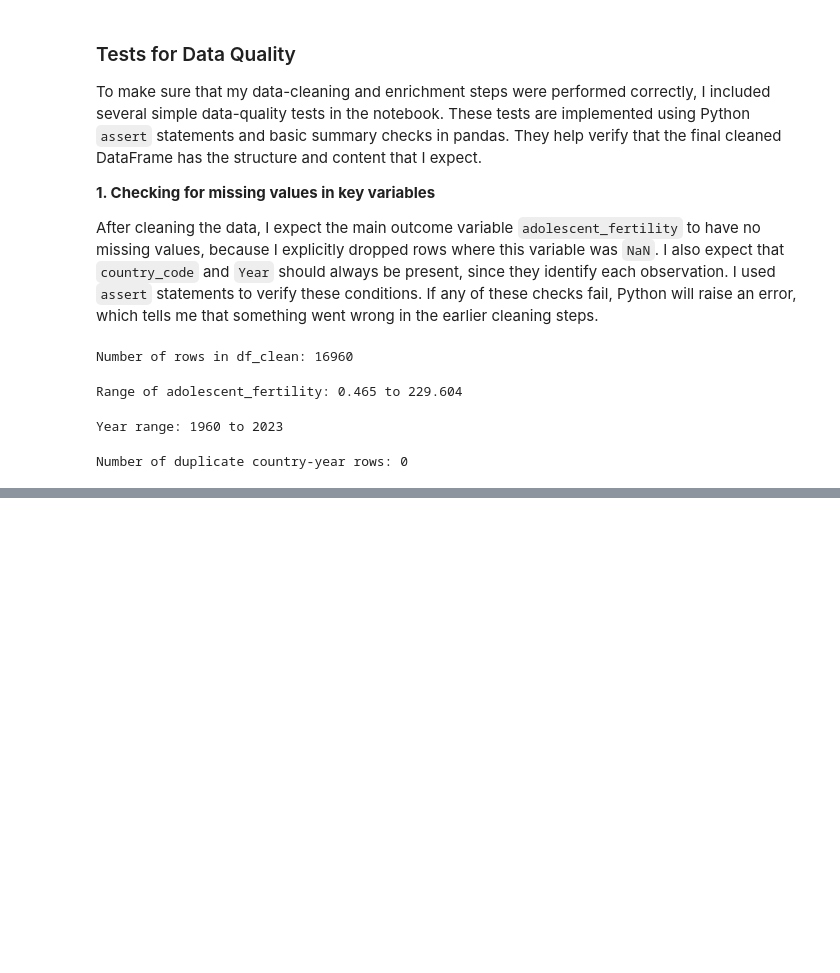
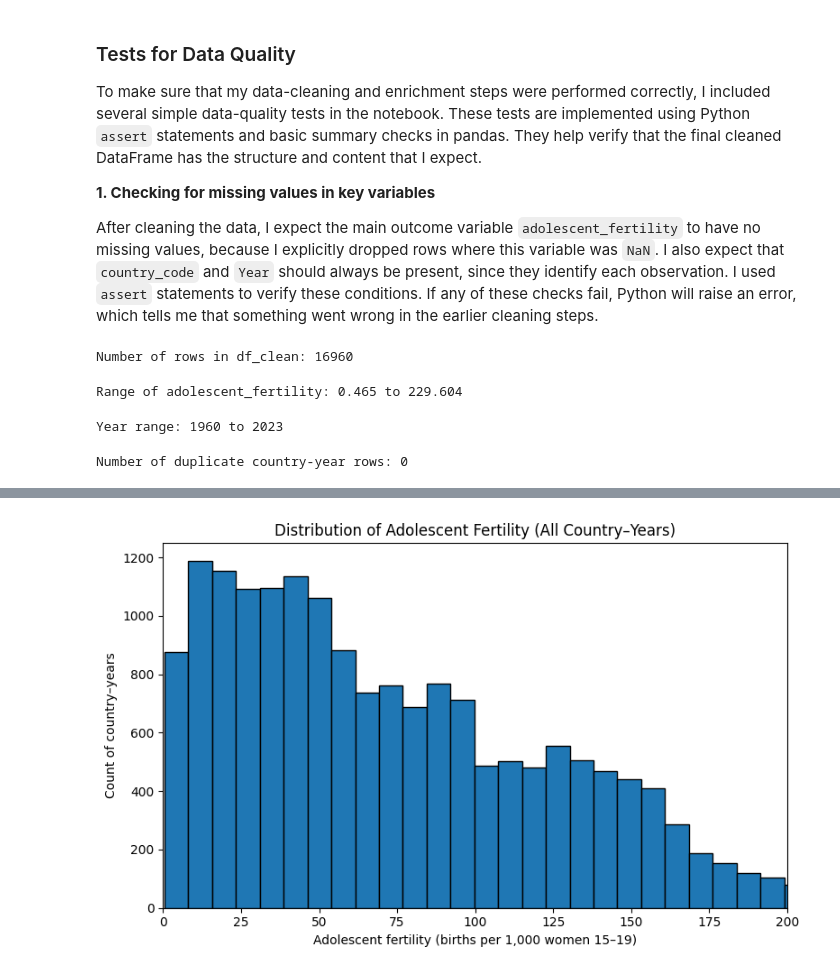
Before and after one commit to Zhongyi-L/MA705-Project, a Jupyter notebook: project.ipynb, the cells around one changed output, grey strips where cells are left out. Drawn from its saved outputs; the diff is of its cells as text; code cells hidden in the pictures; blank space fills up the shorter version.

Commit message:
Initial commit for MA705 Project 1 adolescent fertility analysis

```diff
--- a/project.ipynb
+++ b/project.ipynb
@@ -297,0 +489,24 @@ Number of duplicate country-year rows: 0
+# %%
+import pandas as pd
+import matplotlib.pyplot as plt
+
+# Optional: nicer default style
+plt.style.use("default")
+# %%
+plt.figure(figsize=(8, 5))
+
+plt.hist(
+    df_clean["adolescent_fertility"],
+    bins=30,
+    edgecolor="black"
+)
+
+plt.xlabel("Adolescent fertility (births per 1,000 women 15–19)")
+plt.ylabel("Count of country–years")
+plt.title("Distribution of Adolescent Fertility (All Country–Years)")
+plt.xlim(0, 200)  # focus on typical range; adjust if needed
+
+plt.tight_layout()
+plt.show()
+# %% [output]
+[figure, added]
```
Also changed, not shown: parts of 17 cells of this notebook, 1 other file.
